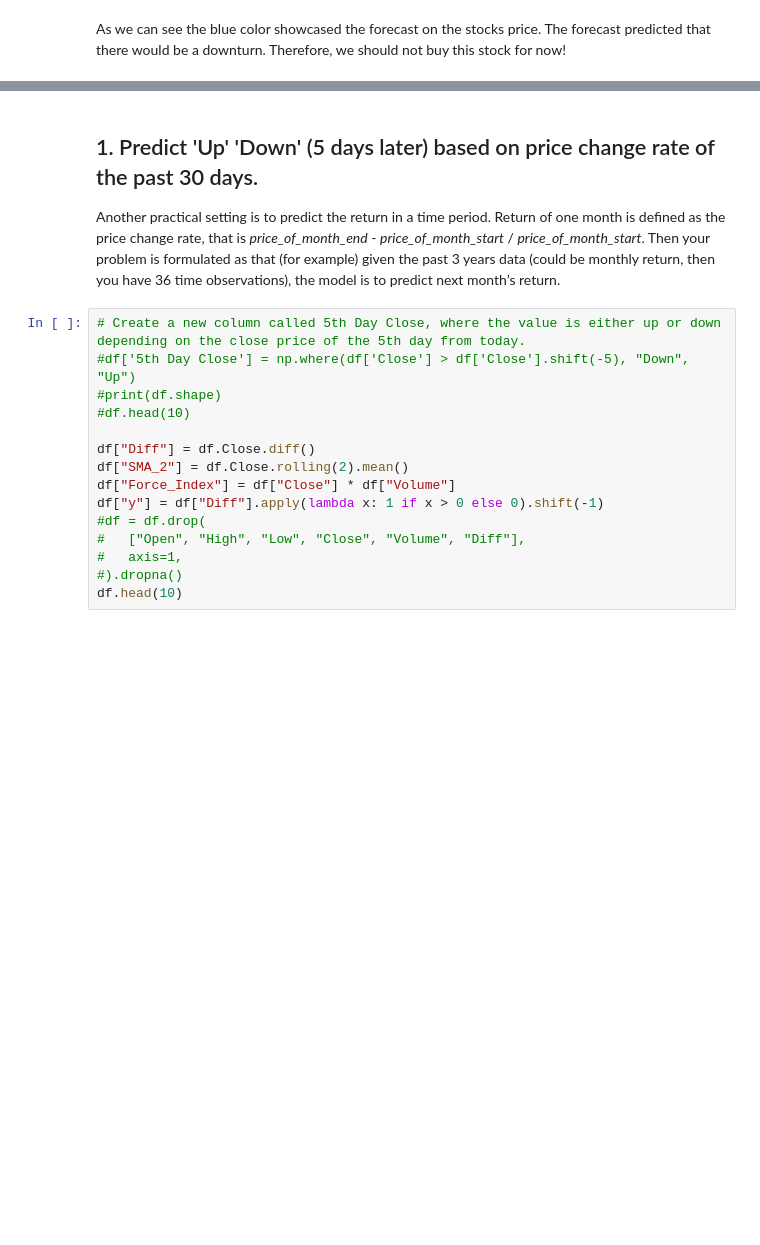
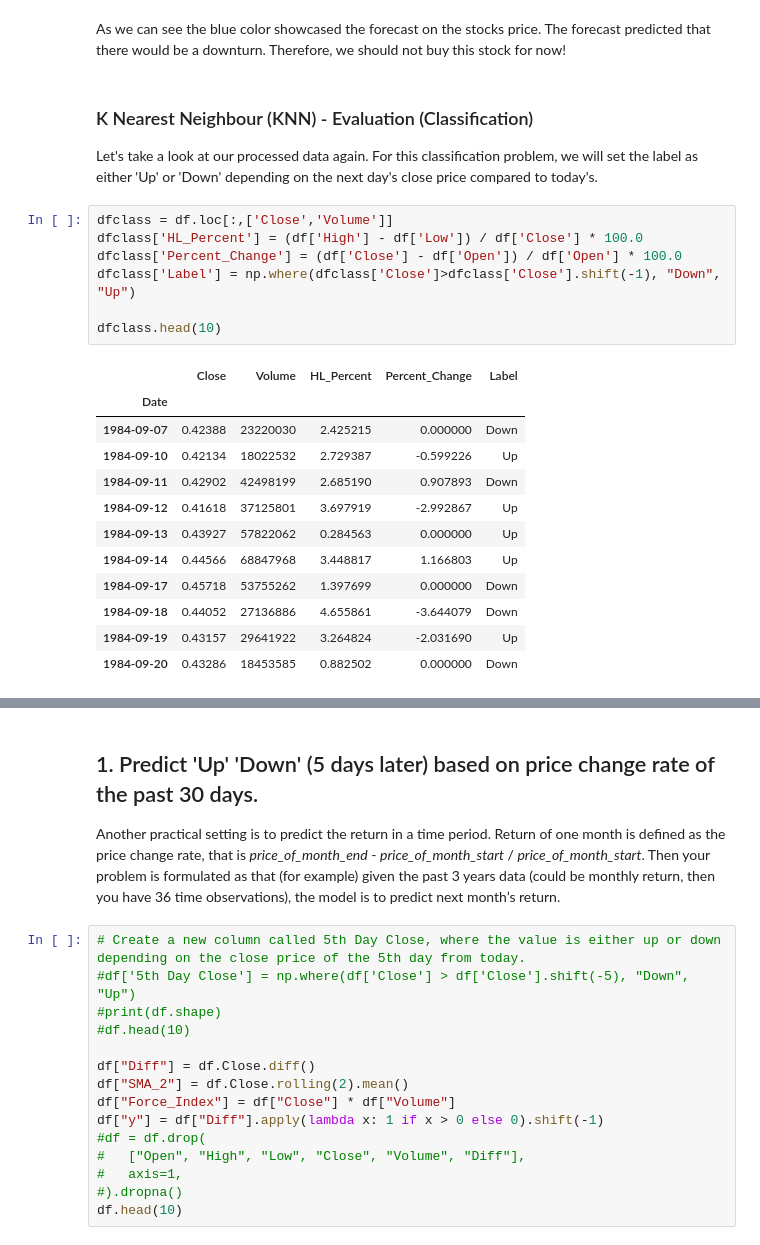
Before and after one commit to hoperawr/CS3244_Project, a Jupyter notebook: KNN/KNN_xj.ipynb, the cells around one changed output, grey strips where cells are left out. Cells and saved outputs as stored; diff of their text form; blank space fills up the shorter version.

```diff
--- a/KNN/KNN_xj.ipynb
+++ b/KNN/KNN_xj.ipynb
@@ -205,2 +207,26 @@ plt.show()
 # %% [markdown]
 As we can see the blue color showcased the forecast on the stocks price. The forecast predicted that there would be a downturn. Therefore, we should not buy this stock for now!
+# %% [markdown]
+### K Nearest Neighbour (KNN) - Evaluation (Classification)
+
+Let's take a look at our processed data again. For this classification problem, we will set the label as either 'Up' or 'Down' depending on the next day's close price compared to today's.
+# %%
+dfclass = df.loc[:,['Close','Volume']]
+dfclass['HL_Percent'] = (df['High'] - df['Low']) / df['Close'] * 100.0
+dfclass['Percent_Change'] = (df['Close'] - df['Open']) / df['Open'] * 100.0
+dfclass['Label'] = np.where(dfclass['Close']>dfclass['Close'].shift(-1), "Down", "Up")
+
+dfclass.head(10)
+# %% [output]
+|  | Close | Volume | HL_Percent | Percent_Change | Label |
+| Date |  |  |  |  |  |
+| 1984-09-07 | 0.42388 | 23220030 | 2.425215 | 0.000000 | Down |
+| 1984-09-10 | 0.42134 | 18022532 | 2.729387 | -0.599226 | Up |
+| 1984-09-11 | 0.42902 | 42498199 | 2.685190 | 0.907893 | Down |
+| 1984-09-12 | 0.41618 | 37125801 | 3.697919 | -2.992867 | Up |
+| 1984-09-13 | 0.43927 | 57822062 | 0.284563 | 0.000000 | Up |
+| 1984-09-14 | 0.44566 | 68847968 | 3.448817 | 1.166803 | Up |
+| 1984-09-17 | 0.45718 | 53755262 | 1.397699 | 0.000000 | Down |
+| 1984-09-18 | 0.44052 | 27136886 | 4.655861 | -3.644079 | Down |
+| 1984-09-19 | 0.43157 | 29641922 | 3.264824 | -2.031690 | Up |
+| 1984-09-20 | 0.43286 | 18453585 | 0.882502 | 0.000000 | Down |
```
Also changed, not shown: parts of 7 cells of this notebook.
